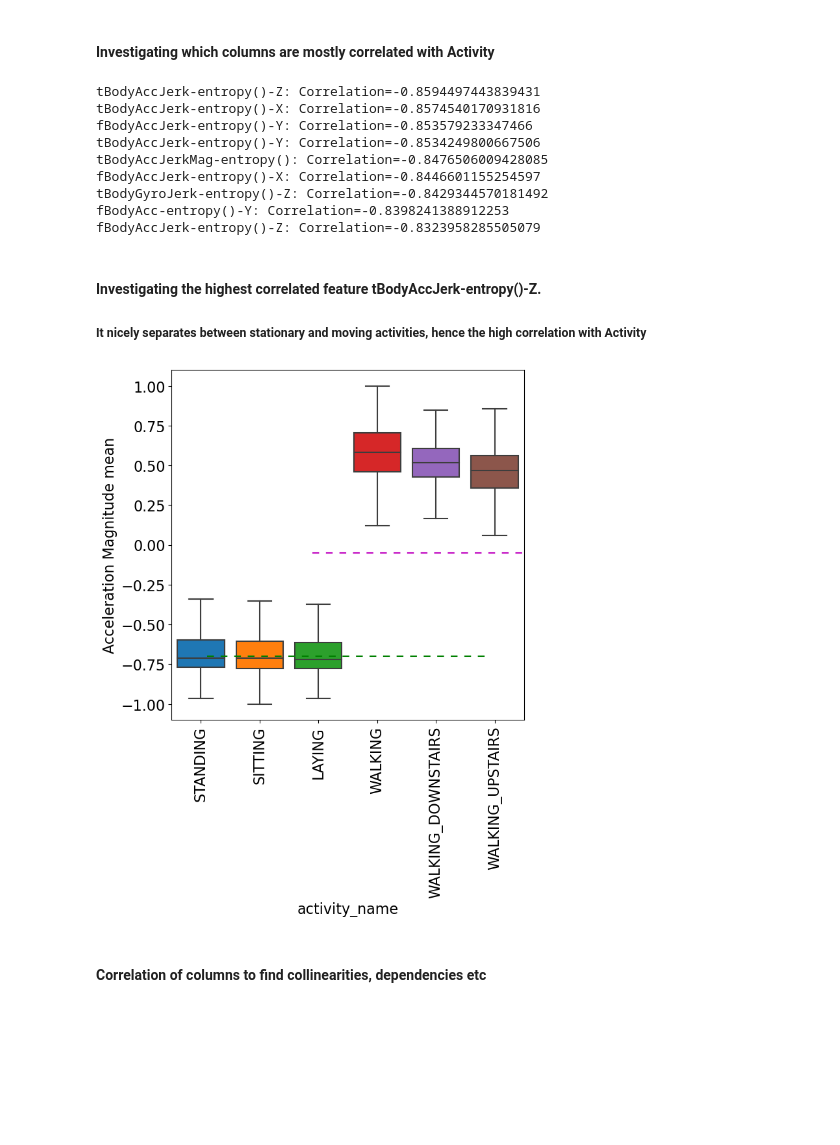
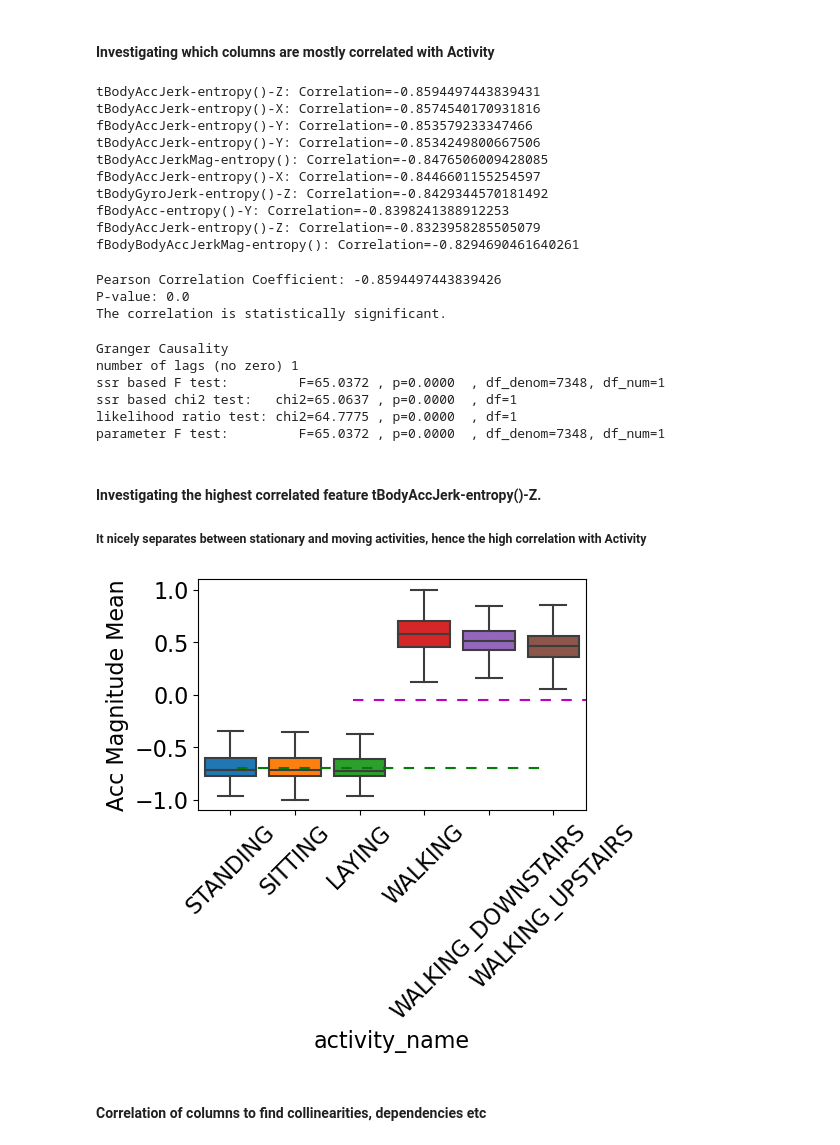
Before and after one commit to dimtsiamouras/measuring_bias_thesis, a Jupyter notebook: Exploratory Data Analysis.ipynb, the cells around one changed output. Drawn from its saved outputs; the diff is of its cells as text; code cells hidden in the pictures; blank space fills up the shorter version.

```diff
--- a/Exploratory Data Analysis.ipynb
+++ b/Exploratory Data Analysis.ipynb
@@ -457,7 +579,7 @@ hand_temperature and chest_temperature: 0.7575141282482154
 ### - Dataset 2: UCI-HAR
 # %%
 #begin by loading the features
-path = '../human+activity+recognition+using+smartphones/UCI HAR Dataset/'
+path = './human+activity+recognition+using+smartphones/UCI HAR Dataset/'
 
 features = list()
 with open(path + 'features.txt') as f:
@@ -649,7 +776,7 @@ for col in numerical_columns:
 #sort by correlation value
 sorted_correlation_results = sorted(correlation_results.items(), key=lambda x: abs(x[1]), reverse=True)
 
-top_correlated_columns = sorted_correlation_results[1:10]  # Adjust the number of top correlated columns to display
+top_correlated_columns = sorted_correlation_results[1:11]  # Adjust the number of top correlated columns to display
 for col, corr in top_correlated_columns:
     print(f"{col}: Correlation={corr}")
 # %% [output]
@@ -662,20 +789,50 @@ fBodyAccJerk-entropy()-X: Correlation=-0.8446601155254597
 tBodyGyroJerk-entropy()-Z: Correlation=-0.8429344570181492
 fBodyAcc-entropy()-Y: Correlation=-0.8398241388912253
 fBodyAccJerk-entropy()-Z: Correlation=-0.8323958285505079
+fBodyBodyAccJerkMag-entropy(): Correlation=-0.8294690461640261
+# %%
+import scipy.stats
+correlation_coefficient, p_value = scipy.stats.pearsonr(train['tBodyAccJerk-entropy()-Z'], train['activity_id'])
+
+print(f"Pearson Correlation Coefficient: {correlation_coefficient}")
+print(f"P-value: {p_value}")
+
+# Check for significance
+if p_value < 0.05:
+    print("The correlation is statistically significant.")
+else:
+    print("The correlation is not statistically significant.")
+# %% [output]
+Pearson Correlation Coefficient: -0.8594497443839426
+P-value: 0.0
+The correlation is statistically significant.
+# %%
+import statsmodels.api as sm
+model = sm.tsa.stattools.grangercausalitytests(train[['tBodyAccJerk-entropy()-Z', 'activity_id']], maxlag=1, verbose=True)
+# %% [output]
+Granger Causality
+number of lags (no zero) 1
+ssr based F test:         F=65.0372 , p=0.0000  , df_denom=7348, df_num=1
+ssr based chi2 test:   chi2=65.0637 , p=0.0000  , df=1
+likelihood ratio test: chi2=64.7775 , p=0.0000  , df=1
+parameter F test:         F=65.0372 , p=0.0000  , df_denom=7348, df_num=1
 # %% [markdown]
 #### Investigating the highest correlated feature tBodyAccJerk-entropy()-Z.
 
 ##### It nicely separates between stationary and moving activities, hence the high correlation with Activity
 # %%
-plt.figure(figsize=(7,7))
-sns.boxplot(x='activity_name', y='tBodyAccJerk-entropy()-Z',data=train, showfliers=False, saturation=1)
-plt.ylabel('Acceleration Magnitude mean')
-plt.axhline(y=-0.7, xmin=0.1, xmax=0.9,dashes=(5,5), c='g')
+plt.figure(figsize=(5,3))
+sns.boxplot(x='activity_name', y='tBodyAccJerk-entropy()-Z', data=train, showfliers=False, saturation=1)
+plt.ylabel('Acc Magnitude Mean')
+plt.axhline(y=-0.7, xmin=0.1, xmax=0.9, dashes=(5,5), c='g')
 plt.axhline(y=-0.05, xmin=0.4, dashes=(5,5), c='m')
-plt.xticks(rotation=90)
+
+# Rotate x-axis labels
+plt.tick_params(axis='x', rotation=45)
+
 plt.show()
 # %% [output]
-[figure, old version]
+[figure, new version]
 # %% [markdown]
 #### Correlation of columns to find collinearities, dependencies etc
 # %%
```
Also changed, not shown: parts of 42 cells of this notebook.
